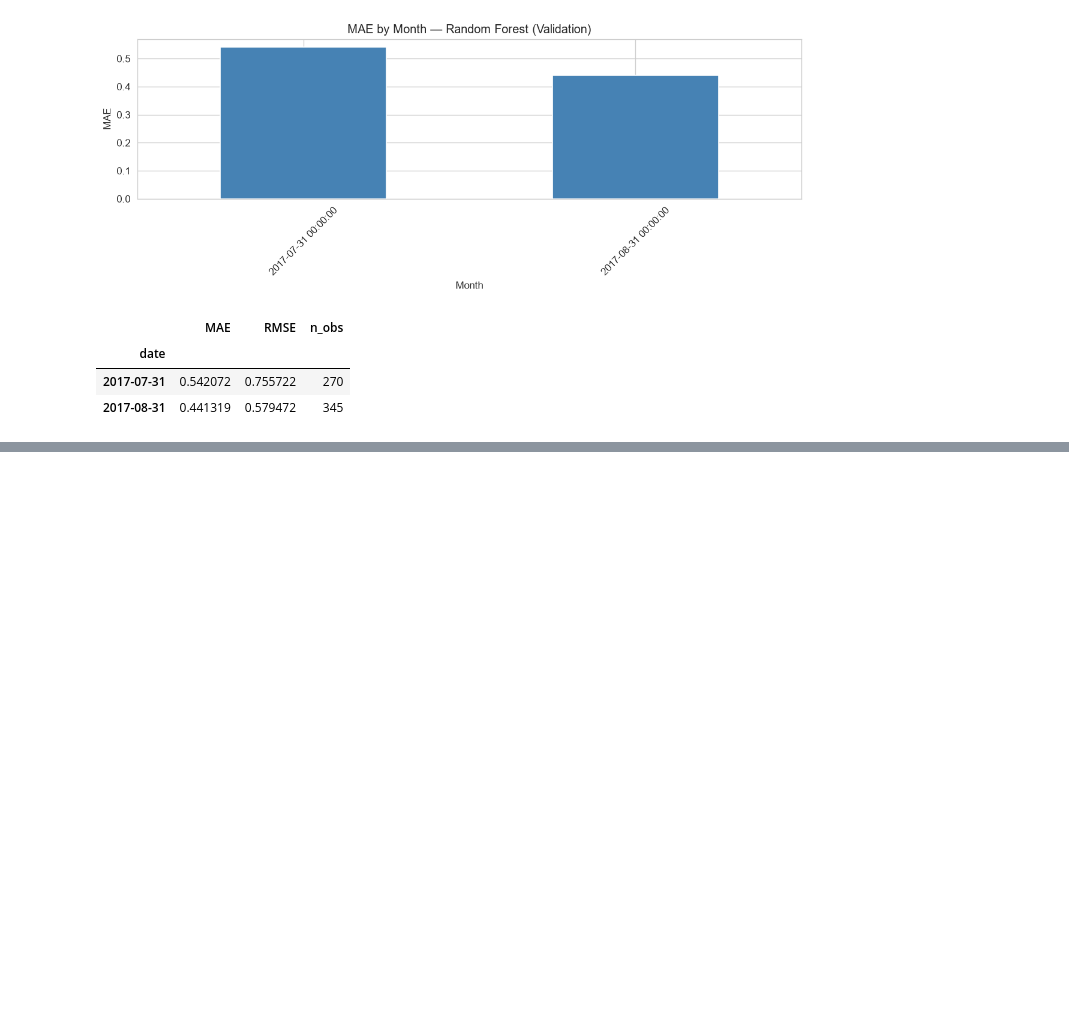
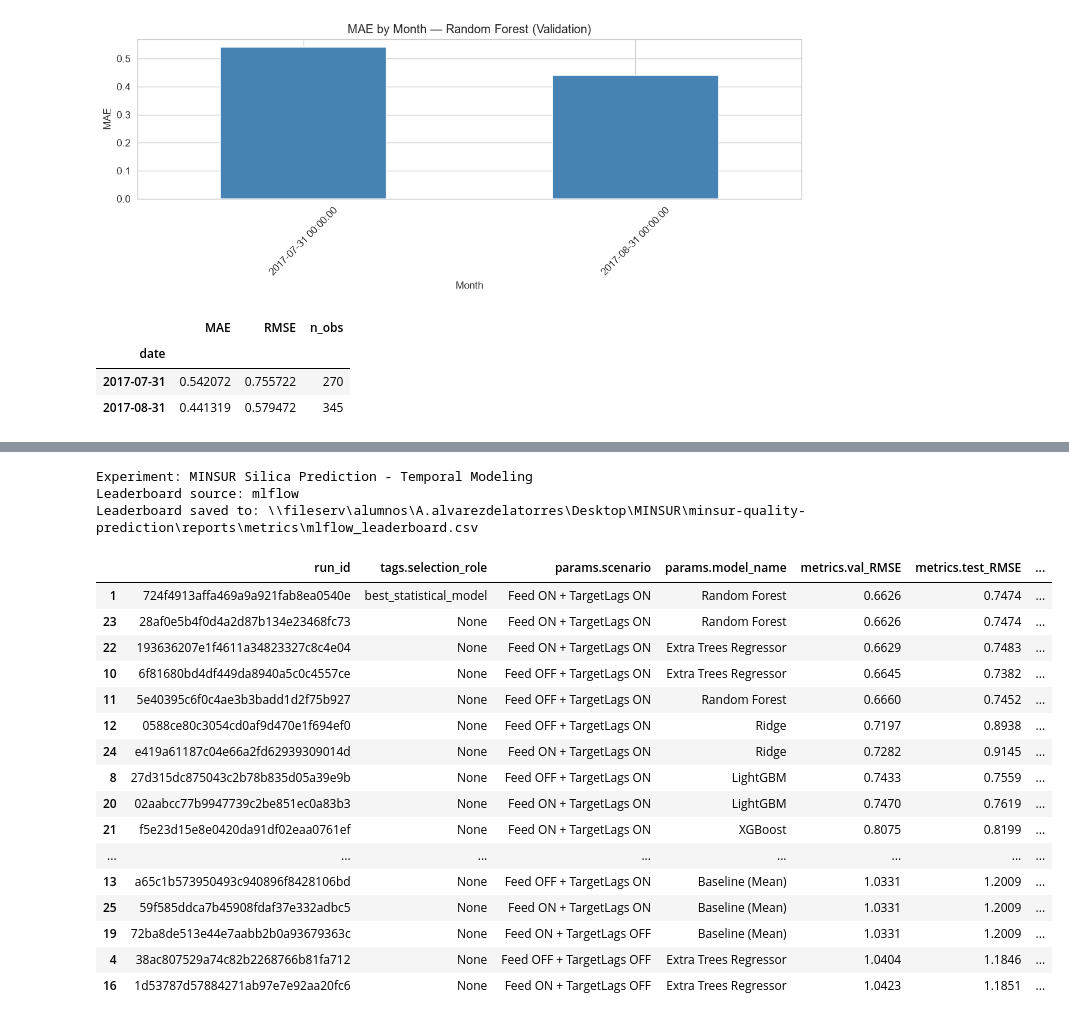
Before and after one commit to AAlvarezT/minsur_prediction, a Jupyter notebook: notebooks/02_feature_engineering_modeling.ipynb, the cells around one changed output, grey strips where cells are left out. Cells and saved outputs as stored; diff of their text form; code cells hidden in the pictures; blank space fills up the shorter version.

Commit message:
(add): mlflow integrated into 02, vamo a ordenarlo desde el comienzo

```diff
--- a/notebooks/02_feature_engineering_modeling.ipynb
+++ b/notebooks/02_feature_engineering_modeling.ipynb
@@ -804,2 +1226,72 @@ log_to_mlflow(best_model, best_name, train_metrics_best, val_metrics_best, cfg=C
+# %%
+# Build a leaderboard view from MLflow when available, otherwise from the local fallback CSV
+
+leaderboard_path = Path(CFG['paths']['reports_metrics']) / 'mlflow_leaderboard.csv'
+leaderboard_source = 'local_fallback'
+leaderboard = pd.read_csv(leaderboard_path)
+
+try:
+    import os
+    import mlflow
+    from mlflow.tracking import MlflowClient
+
+    tracking_path = Path(CFG['paths']['mlruns'])
+    tracking_path.mkdir(parents=True, exist_ok=True)
+    os.environ.setdefault('MLFLOW_ALLOW_FILE_STORE', 'true')
+    mlflow.set_tracking_uri(str(tracking_path))
+    client = MlflowClient(tracking_uri=str(tracking_path))
+    exp = client.get_experiment_by_name(experiment_name)
+
+    if exp is not None:
+        runs_df = mlflow.search_runs(
+            experiment_ids=[exp.experiment_id],
+            output_format='pandas',
+        )
+        if len(runs_df) > 0:
+            keep_cols = [
+                'run_id',
+                'tags.selection_role',
+                'params.scenario',
+                'params.model_name',
+                'metrics.val_RMSE',
+                'metrics.test_RMSE',
+                'metrics.val_MAE',
+                'metrics.test_MAE',
+                'metrics.val_R2',
+                'metrics.test_R2',
+                'start_time',
+            ]
+            available_cols = [c for c in keep_cols if c in runs_df.columns]
+            leaderboard = runs_df[available_cols].copy().sort_values('metrics.val_RMSE', ascending=True)
+            leaderboard.to_csv(leaderboard_path, index=False)
+            leaderboard_source = 'mlflow'
+except Exception as exc:
+    print(f'MLflow leaderboard readback failed; using local fallback CSV instead. Reason: {exc}')
+
+print(f'Experiment: {experiment_name}')
+print(f'Leaderboard source: {leaderboard_source}')
+print(f'Leaderboard saved to: {leaderboard_path}')
+display(leaderboard.head(20))
+# %% [output]
+Experiment: MINSUR Silica Prediction - Temporal Modeling
+Leaderboard source: mlflow
+Leaderboard saved to: \\fileserv\alumnos\A.alvarezdelatorres\Desktop\MINSUR\minsur-quality-prediction\reports\metrics\mlflow_leaderboard.csv
+|  | run_id | tags.selection_role | params.scenario | params.model_name | metrics.val_RMSE | metrics.test_RMSE | ... |
+| 1 | 724f4913affa469a9a921fab8ea0540e | best_statistical_model | Feed ON + TargetLags ON | Random Forest | 0.6626 | 0.7474 | ... |
+| 23 | 28af0e5b4f0d4a2d87b134e23468fc73 | None | Feed ON + TargetLags ON | Random Forest | 0.6626 | 0.7474 | ... |
+| 22 | 193636207e1f4611a34823327c8c4e04 | None | Feed ON + TargetLags ON | Extra Trees Regressor | 0.6629 | 0.7483 | ... |
+| 10 | 6f81680bd4df449da8940a5c0c4557ce | None | Feed OFF + TargetLags ON | Extra Trees Regressor | 0.6645 | 0.7382 | ... |
+| 11 | 5e40395c6f0c4ae3b3badd1d2f75b927 | None | Feed OFF + TargetLags ON | Random Forest | 0.6660 | 0.7452 | ... |
+| 12 | 0588ce80c3054cd0af9d470e1f694ef0 | None | Feed OFF + TargetLags ON | Ridge | 0.7197 | 0.8938 | ... |
+| 24 | e419a61187c04e66a2fd62939309014d | None | Feed ON + TargetLags ON | Ridge | 0.7282 | 0.9145 | ... |
+| 8 | 27d315dc875043c2b78b835d05a39e9b | None | Feed OFF + TargetLags ON | LightGBM | 0.7433 | 0.7559 | ... |
+| 20 | 02aabcc77b9947739c2be851ec0a83b3 | None | Feed ON + TargetLags ON | LightGBM | 0.7470 | 0.7619 | ... |
+| 21 | f5e23d15e8e0420da91df02eaa0761ef | None | Feed ON + TargetLags ON | XGBoost | 0.8075 | 0.8199 | ... |
+| ... | ... | ... | ... | ... | ... | ... | ... |
+| 13 | a65c1b573950493c940896f8428106bd | None | Feed OFF + TargetLags ON | Baseline (Mean) | 1.0331 | 1.2009 | ... |
+| 25 | 59f585ddca7b45908fdaf37e332adbc5 | None | Feed ON + TargetLags ON | Baseline (Mean) | 1.0331 | 1.2009 | ... |
+| 19 | 72ba8de513e44e7aabb2b0a93679363c | None | Feed ON + TargetLags OFF | Baseline (Mean) | 1.0331 | 1.2009 | ... |
+| 4 | 38ac807529a74c82b2268766b81fa712 | None | Feed OFF + TargetLags OFF | Extra Trees Regressor | 1.0404 | 1.1846 | ... |
+| 16 | 1d53787d57884271ab97e7e92aa20fc6 | None | Feed ON + TargetLags OFF | Extra Trees Regressor | 1.0423 | 1.1851 | ... |
 # %% [markdown]
 ---
```
Also changed, not shown: parts of 16 cells of this notebook.
